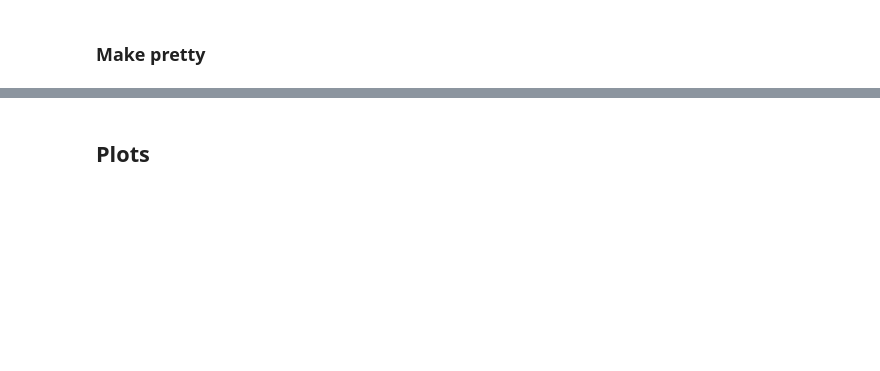
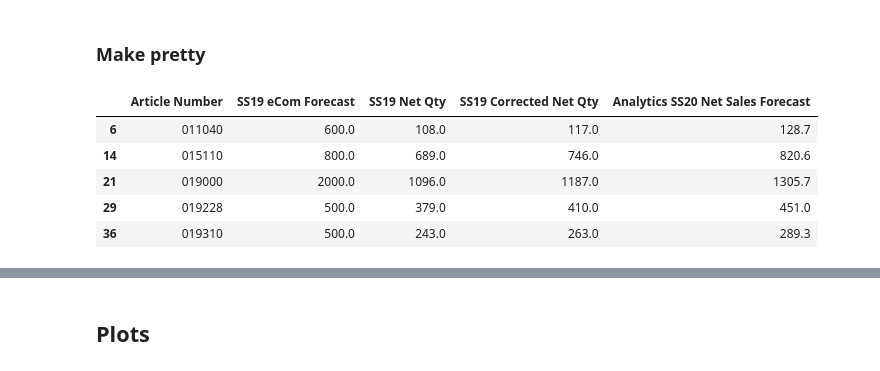
Before and after one commit to cwcomiskey/Misc, a Jupyter notebook: adidas/SS20_range.ipynb, the cells around one changed output, grey strips where cells are left out. Cells and saved outputs as stored; diff of their text form; code cells hidden in the pictures; blank space fills up the shorter version.

```diff
--- a/adidas/SS20_range.ipynb
+++ b/adidas/SS20_range.ipynb
@@ -224,3 +207,12 @@ dat_season = pd.read_csv('dat_season.csv', low_memory=False, index_col = 0)
+# %%
+dat_season.head()
+# %% [output]
+|  | Article Number | SS19 eCom Forecast | SS19 Net Qty | SS19 Corrected Net Qty | Analytics SS20 Net Sales Forecast |
+| 6 | 011040 | 600.0 | 108.0 | 117.0 | 128.7 |
+| 14 | 015110 | 800.0 | 689.0 | 746.0 | 820.6 |
+| 21 | 019000 | 2000.0 | 1096.0 | 1187.0 | 1305.7 |
+| 29 | 019228 | 500.0 | 379.0 | 410.0 | 451.0 |
+| 36 | 019310 | 500.0 | 243.0 | 263.0 | 289.3 |
 # %%
 ils1 = pd.read_csv('ils1.csv')
 # %%
```
Also changed, not shown: parts of 28 cells of this notebook, 1 other file.
